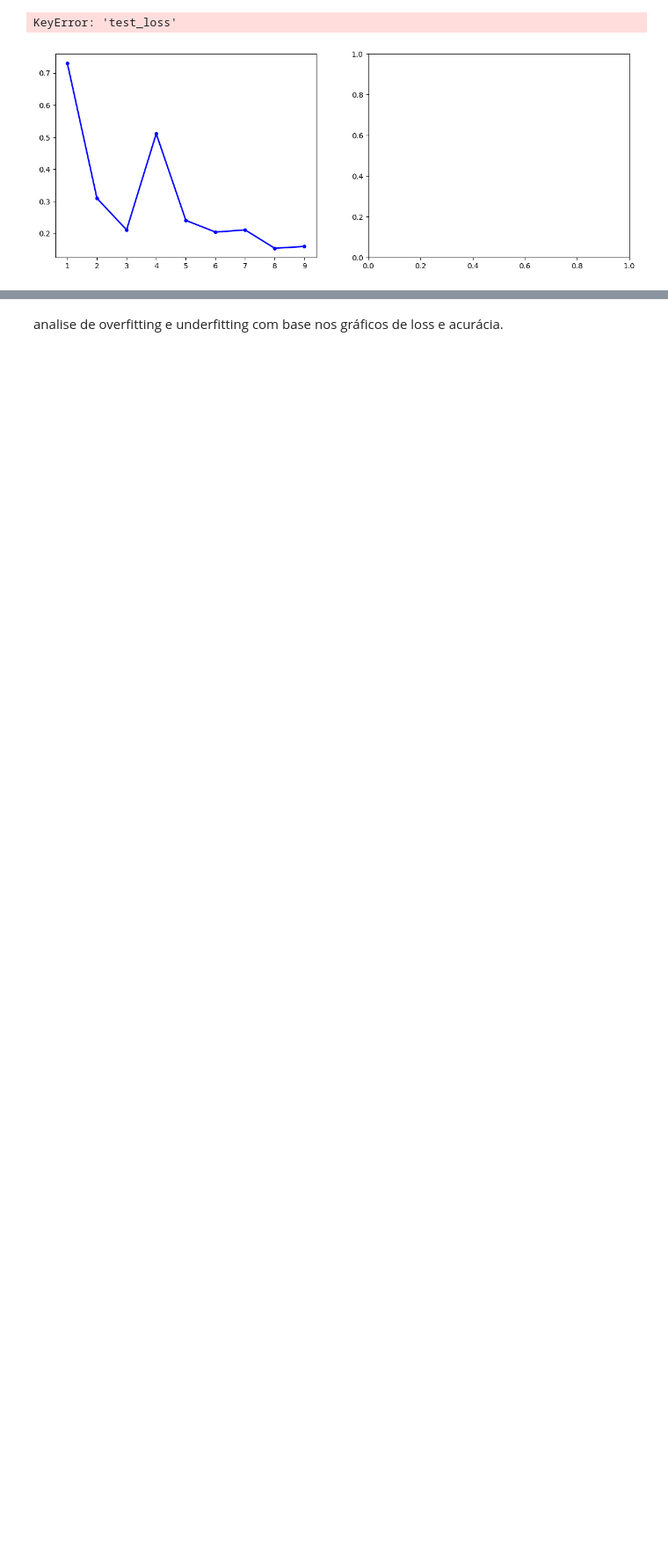
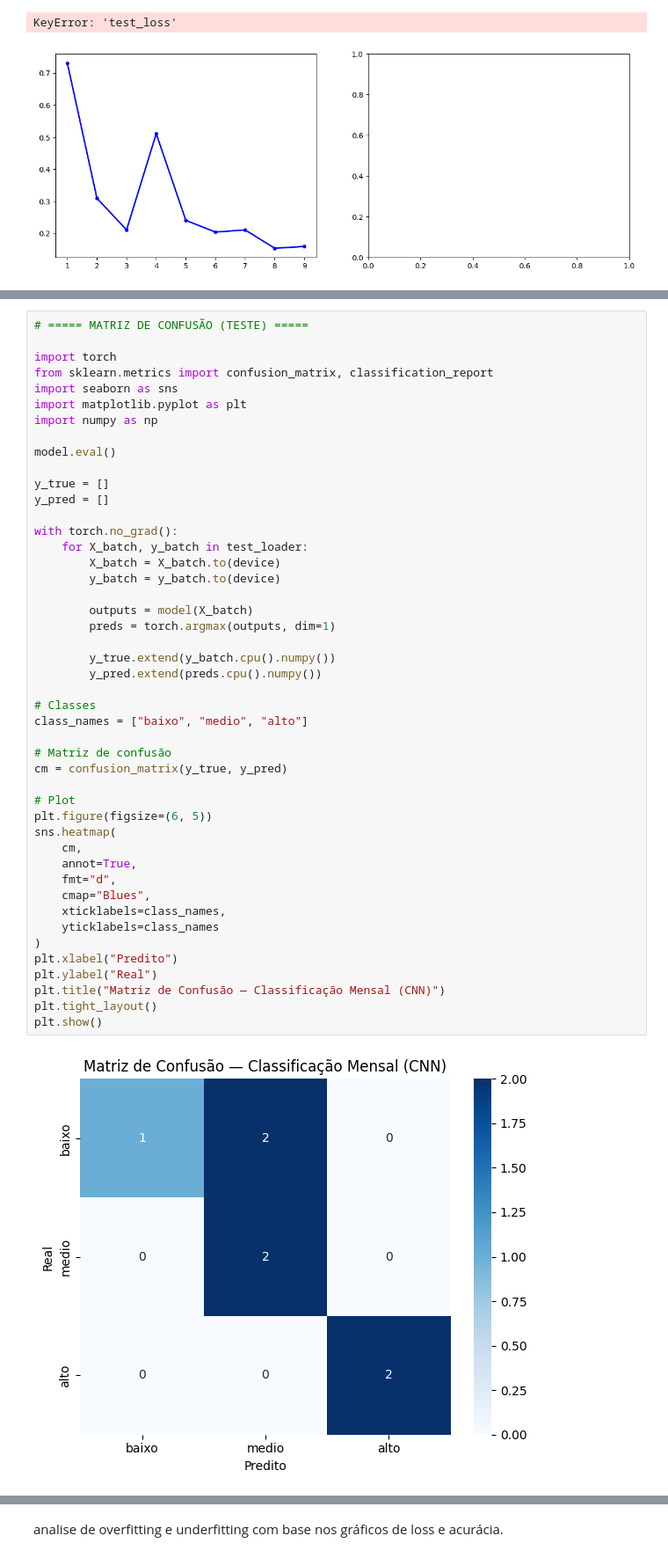
Before and after one commit to joaomarcosmb/queimadas, a Jupyter notebook: notebooks/1.0.0-eda-e-tratamento.ipynb, the cells around one changed output, grey strips where cells are left out. Shown at 88% size. Drawn from its saved outputs; the diff is of its cells as text; blank space fills up the shorter version.

```diff
--- a/notebooks/1.0.0-eda-e-tratamento.ipynb
+++ b/notebooks/1.0.0-eda-e-tratamento.ipynb
@@ -1608,0 +1682,48 @@ KeyError: 'test_loss'
+# %%
+# ===== MATRIZ DE CONFUSÃO (TESTE) =====
+
+import torch
+from sklearn.metrics import confusion_matrix, classification_report
+import seaborn as sns
+import matplotlib.pyplot as plt
+import numpy as np
+
+model.eval()
+
+y_true = []
+y_pred = []
+
+with torch.no_grad():
+    for X_batch, y_batch in test_loader:
+        X_batch = X_batch.to(device)
+        y_batch = y_batch.to(device)
+
+        outputs = model(X_batch)
+        preds = torch.argmax(outputs, dim=1)
+
+        y_true.extend(y_batch.cpu().numpy())
+        y_pred.extend(preds.cpu().numpy())
+
+# Classes
+class_names = ["baixo", "medio", "alto"]
+
+# Matriz de confusão
+cm = confusion_matrix(y_true, y_pred)
+
+# Plot
+plt.figure(figsize=(6, 5))
+sns.heatmap(
+    cm,
+    annot=True,
+    fmt="d",
+    cmap="Blues",
+    xticklabels=class_names,
+    yticklabels=class_names
+)
+plt.xlabel("Predito")
+plt.ylabel("Real")
+plt.title("Matriz de Confusão — Classificação Mensal (CNN)")
+plt.tight_layout()
+plt.show()
+# %% [output]
+[figure, added]
```
Also changed, not shown: parts of 26 cells of this notebook.
